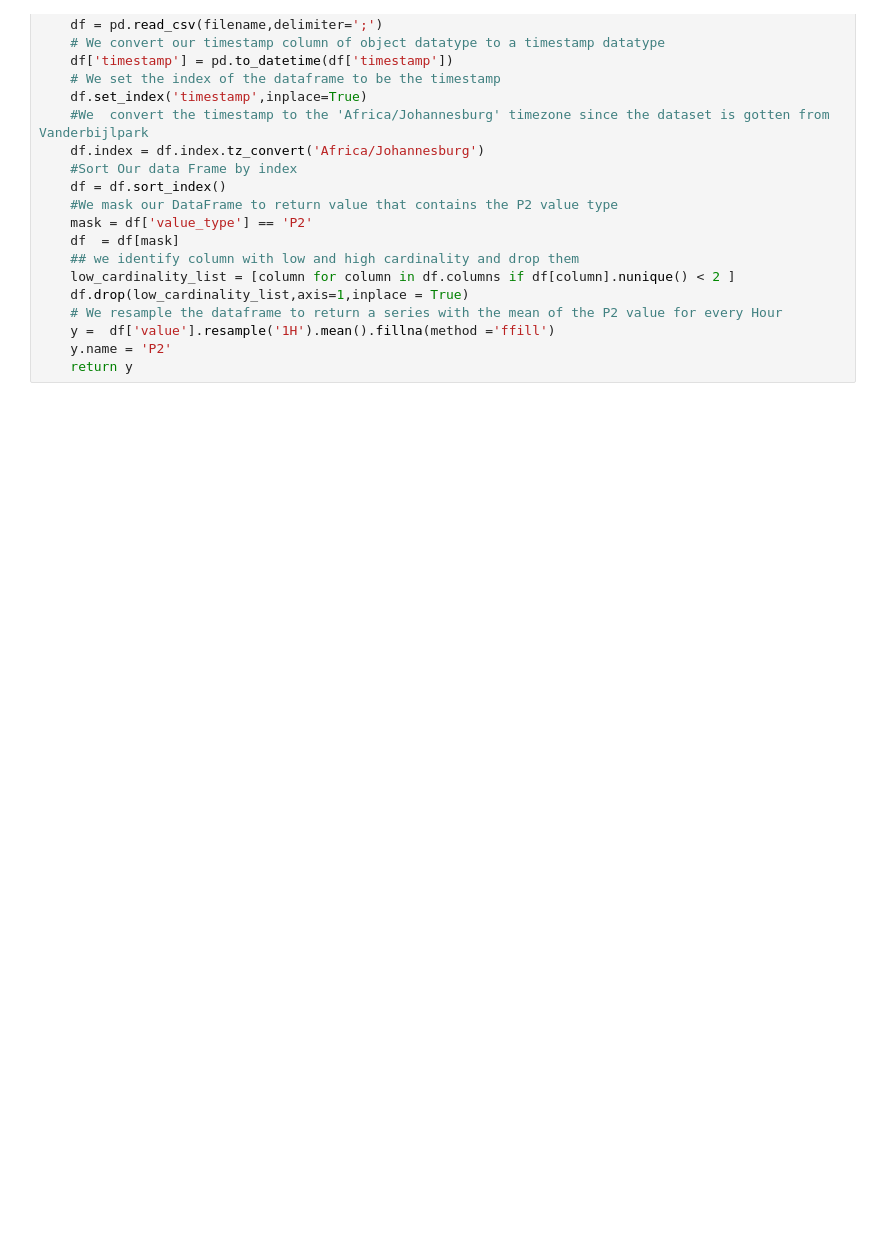
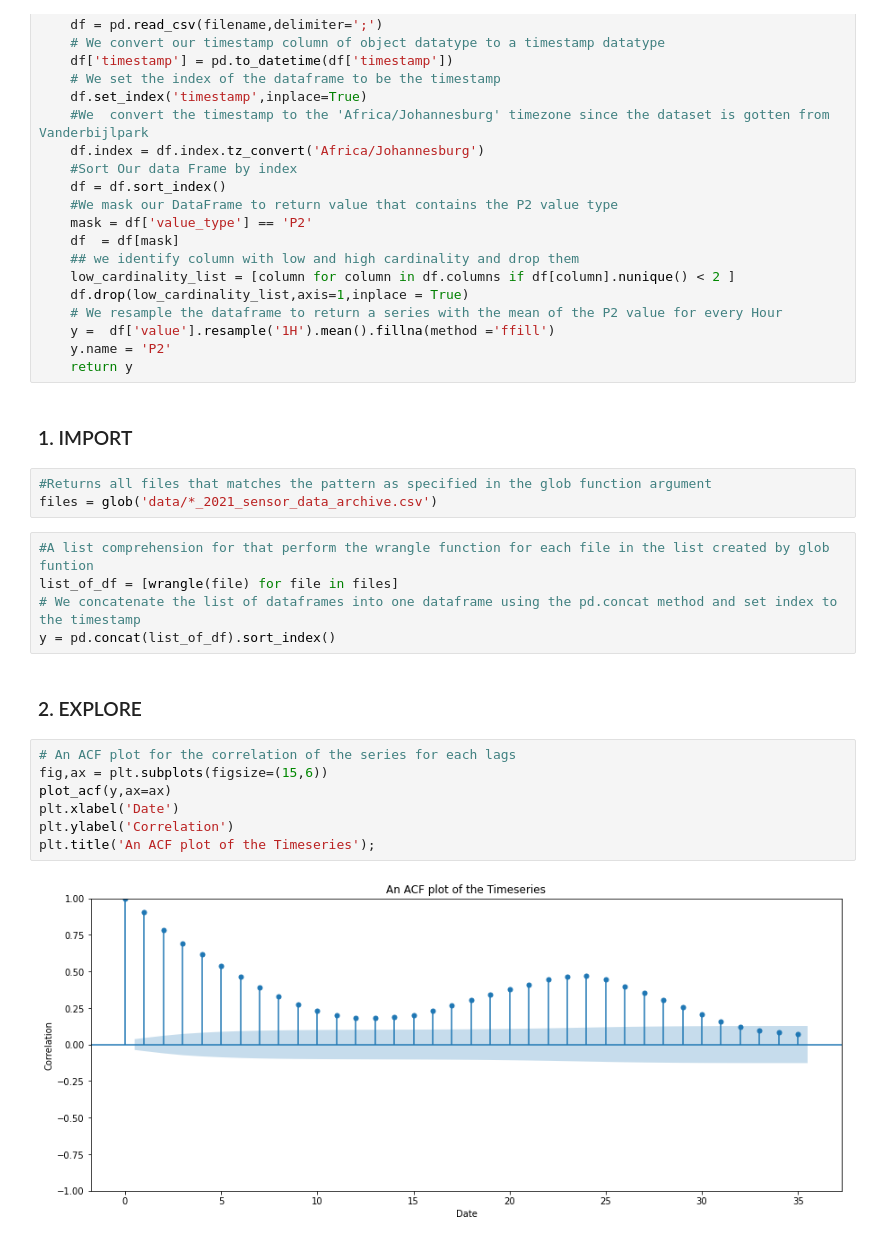
Before and after one commit to rashadmin/Air-Quality-Prediction-in-Vanderbijlpark-TimeSeries-Model-, a Jupyter notebook: Air Quality in Vanderbijlpark(Auto Regression).ipynb, the cells around one changed output. Drawn from its saved outputs; the diff is of its cells as text; blank space fills up the shorter version.

Commit message:
Added a notebook for prediction using AutoRegression

```diff
--- a/Air Quality in Vanderbijlpark(Auto Regression).ipynb
+++ b/Air Quality in Vanderbijlpark(Auto Regression).ipynb
@@ -32,3 +34,24 @@ def wrangle(filename):
     y =  df['value'].resample('1H').mean().fillna(method ='ffill')
     y.name = 'P2'
     return y
+# %% [markdown]
+### 1. IMPORT
+# %%
+#Returns all files that matches the pattern as specified in the glob function argument
+files = glob('data/*_2021_sensor_data_archive.csv')
+# %%
+#A list comprehension for that perform the wrangle function for each file in the list created by glob funtion
+list_of_df = [wrangle(file) for file in files]
+# We concatenate the list of dataframes into one dataframe using the pd.concat method and set index to the timestamp
+y = pd.concat(list_of_df).sort_index()
+# %% [markdown]
+### 2. EXPLORE
+# %%
+# An ACF plot for the correlation of the series for each lags
+fig,ax = plt.subplots(figsize=(15,6))
+plot_acf(y,ax=ax)
+plt.xlabel('Date')
+plt.ylabel('Correlation')
+plt.title('An ACF plot of the Timeseries');
+# %% [output]
+[figure, added]
```
Also changed, not shown: parts of 20 cells of this notebook, 2 other files.
